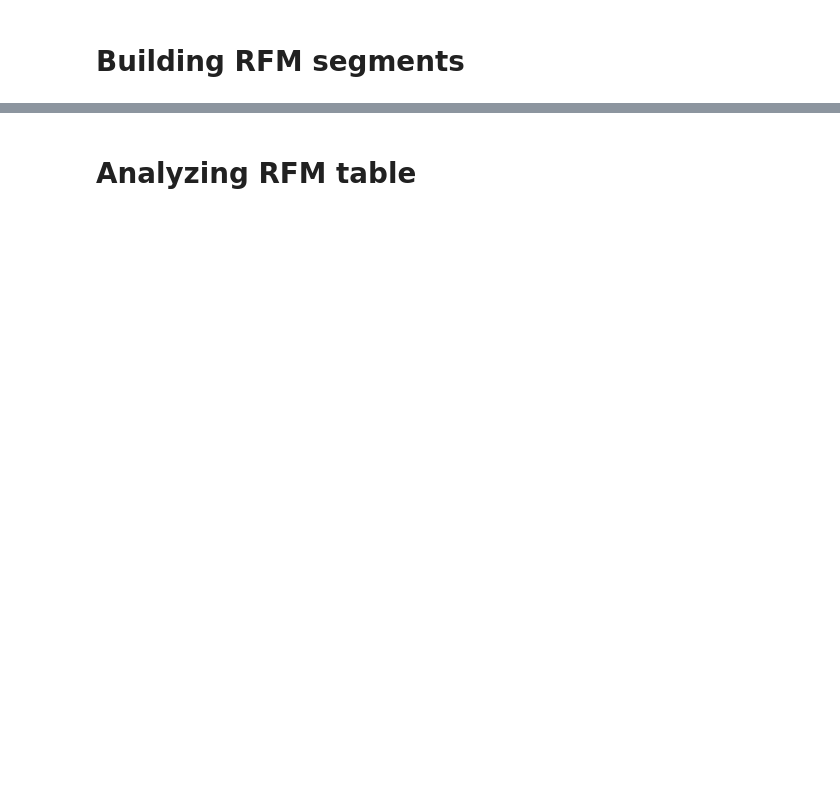
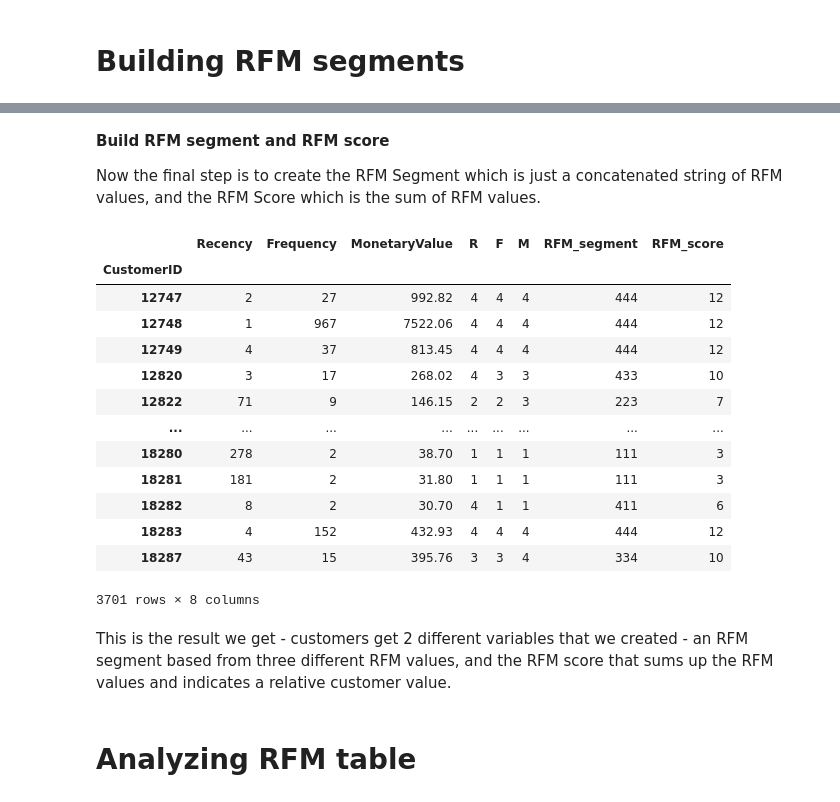
Before and after one commit to AmelieRmd/Customer_Segmentation, a Jupyter notebook: RFM_Value_Analysis.ipynb, the cells around one changed output, grey strips where cells are left out. Drawn from its saved outputs; the diff is of its cells as text; code cells hidden in the pictures; blank space fills up the shorter version.

```diff
--- a/RFM_Value_Analysis.ipynb
+++ b/RFM_Value_Analysis.ipynb
@@ -198,0 +263,6 @@ Pour reprendre  : https://campus.datacamp.com/courses/customer-segmentation-in-p
+# %%
+# Recency quartile
+r_labels = range(4,0,-1)
+r_quartiles = pd.qcut(x=datamart['Recency'], q=4, labels=r_labels)
+datamart = datamart.assign(R = r_quartiles.values)
+datamart.head()
@@ -198,0 +281,10 @@ Pour reprendre  : https://campus.datacamp.com/courses/customer-segmentation-in-p
+# %%
+# Frequency and monetary quartiles
+f_labels = range(1,5)
+m_labels = range(1,5)
+
+f_quartiles = pd.qcut(x=datamart['Frequency'], q=4, labels=f_labels)
+m_quartiles = pd.qcut(x=datamart['MonetaryValue'], q=4, labels=m_labels)
+
+datamart = datamart.assign(F = f_quartiles.values)
+datamart = datamart.assign(M = m_quartiles.values)
@@ -199,2 +301,33 @@ Pour reprendre  : https://campus.datacamp.com/courses/customer-segmentation-in-p
+# %% [markdown]
+**Build RFM segment and RFM score**
+
+Now the final step is to create the RFM Segment which is just a concatenated string of RFM values, and the RFM Score which is the sum of RFM values.
+# %%
+# Concatenate RFM quartile values :
+def join_rfm(x):
+    return str(x['R']) + str(x['F']) + str(x['M'])
+
+datamart['RFM_segment'] = datamart.apply(join_rfm, axis=1)
+# %%
+datamart['RFM_score'] = datamart[['R', 'F', 'M']].sum(axis=1)
+# %%
+datamart
+# %% [output]
+|  | Recency | Frequency | MonetaryValue | R | F | M | RFM_segment | RFM_score |
+| CustomerID |  |  |  |  |  |  |  |  |
+| 12747 | 2 | 27 | 992.82 | 4 | 4 | 4 | 444 | 12 |
+| 12748 | 1 | 967 | 7522.06 | 4 | 4 | 4 | 444 | 12 |
+| 12749 | 4 | 37 | 813.45 | 4 | 4 | 4 | 444 | 12 |
+| 12820 | 3 | 17 | 268.02 | 4 | 3 | 3 | 433 | 10 |
+| 12822 | 71 | 9 | 146.15 | 2 | 2 | 3 | 223 | 7 |
+| ... | ... | ... | ... | ... | ... | ... | ... | ... |
+| 18280 | 278 | 2 | 38.70 | 1 | 1 | 1 | 111 | 3 |
+| 18281 | 181 | 2 | 31.80 | 1 | 1 | 1 | 111 | 3 |
+| 18282 | 8 | 2 | 30.70 | 4 | 1 | 1 | 411 | 6 |
+| 18283 | 4 | 152 | 432.93 | 4 | 4 | 4 | 444 | 12 |
+| 18287 | 43 | 15 | 395.76 | 3 | 3 | 4 | 334 | 10 |
+3701 rows × 8 columns
+# %% [markdown]
+This is the result we get - customers get 2 different variables that we created - an RFM segment based from three different RFM values, and the RFM score that sums up the RFM values and indicates a relative customer value.
 # %% [markdown]
 # Analyzing RFM table
```
Also changed, not shown: parts of 22 cells of this notebook.
